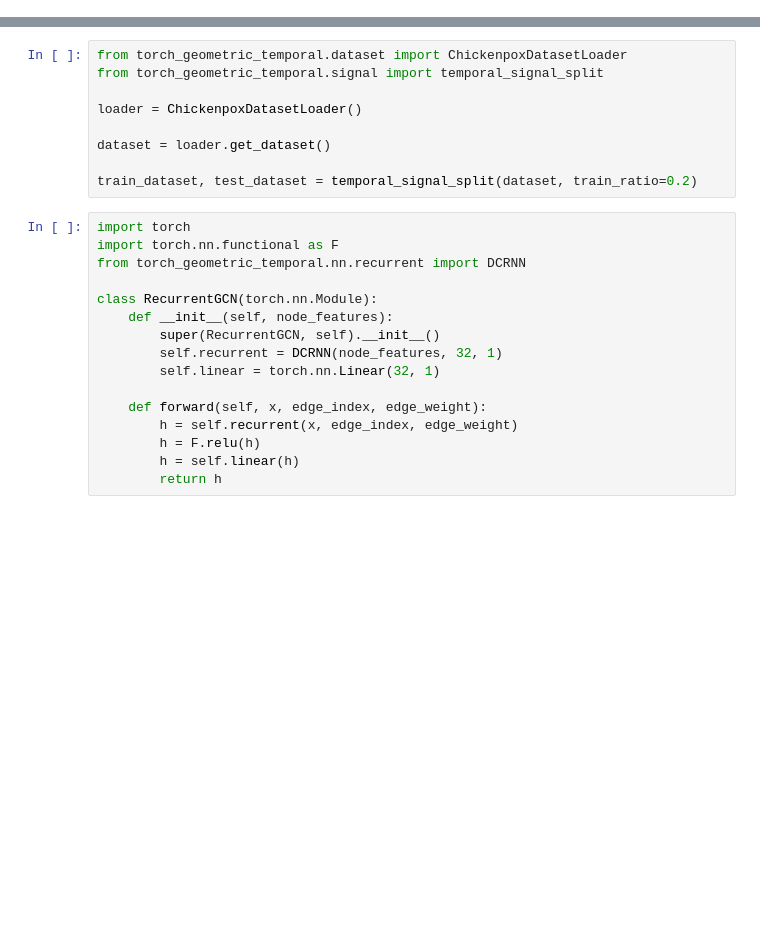
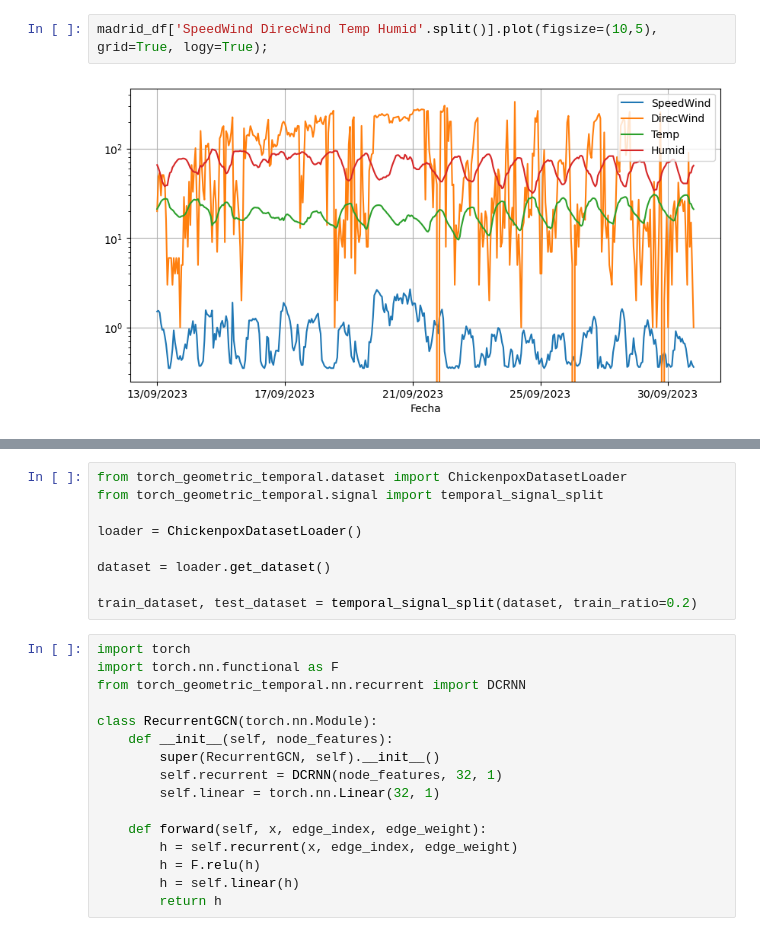
Before and after one commit to fterroso/airpollution_gnn_uca_upct, a Jupyter notebook: 01_data_preprocessing.ipynb, the cells around one changed output, grey strips where cells are left out. Cells and saved outputs as stored; diff of their text form; blank space fills up the shorter version.

```diff
--- a/01_data_preprocessing.ipynb
+++ b/01_data_preprocessing.ipynb
@@ -0,0 +62,4 @@
+# %%
+madrid_df['SpeedWind DirecWind Temp Humid'.split()].plot(figsize=(10,5), grid=True, logy=True);
+# %% [output]
+[figure, added]
```
Also changed, not shown: parts of 17 cells of this notebook.
